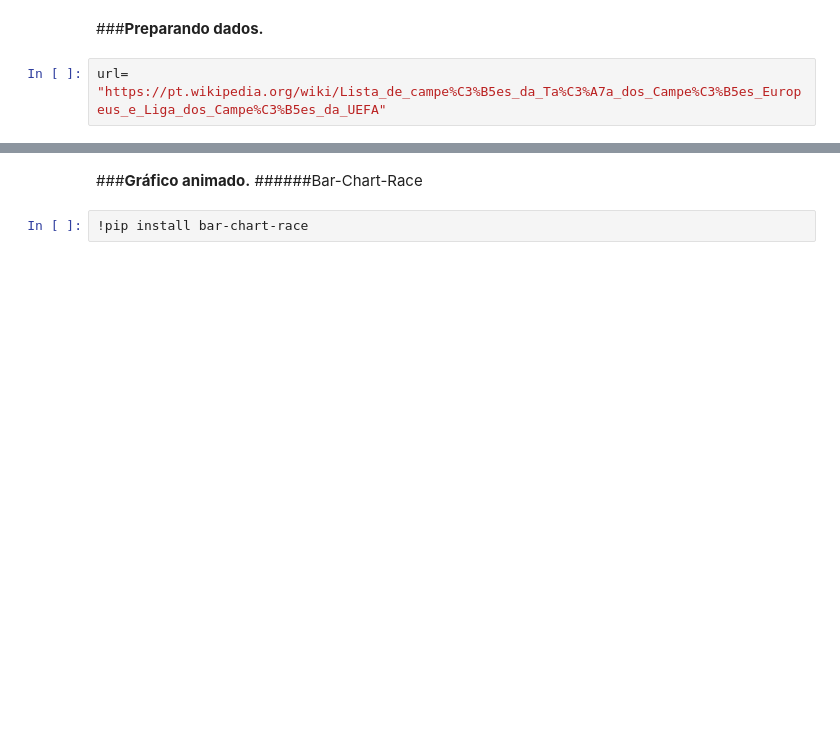
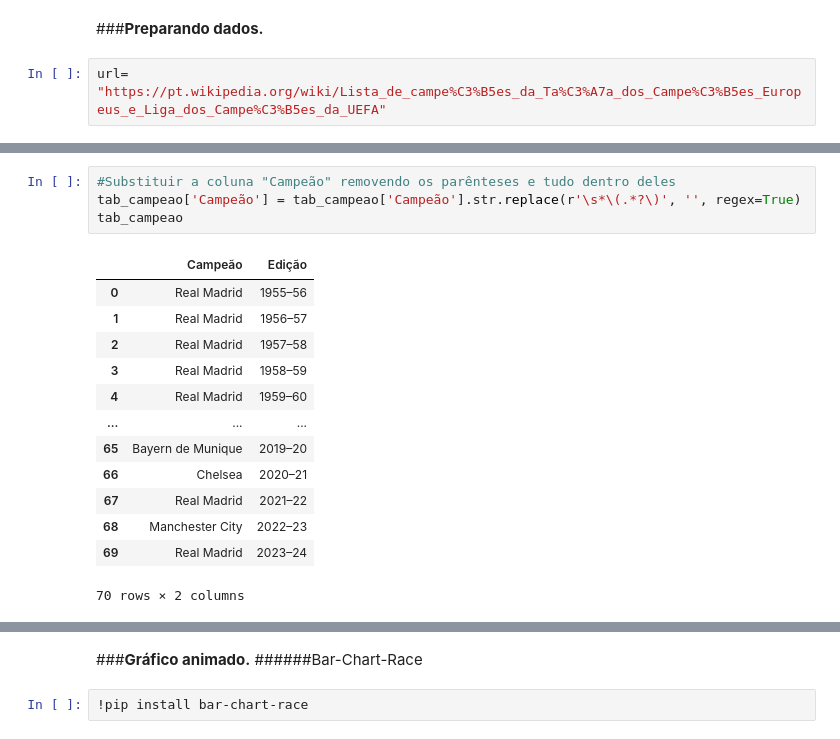
Before and after one commit to JulioCSR/Aprendendo, a Jupyter notebook: bar_chart_race_liga_dos_campeoes.ipynb, the cells around one changed output, grey strips where cells are left out. Cells and saved outputs as stored; diff of their text form; blank space fills up the shorter version.

```diff
--- a/bar_chart_race_liga_dos_campeoes.ipynb
+++ b/bar_chart_race_liga_dos_campeoes.ipynb
@@ -73,3 +73,21 @@ tab_campeao
+# %%
+#Substituir a coluna "Campeão" removendo os parênteses e tudo dentro deles
+tab_campeao['Campeão'] = tab_campeao['Campeão'].str.replace(r'\s*\(.*?\)', '', regex=True)
+tab_campeao
+# %% [output]
+|  | Campeão | Edição |
+| 0 | Real Madrid | 1955–56 |
+| 1 | Real Madrid | 1956–57 |
+| 2 | Real Madrid | 1957–58 |
+| 3 | Real Madrid | 1958–59 |
+| 4 | Real Madrid | 1959–60 |
+| ... | ... | ... |
+| 65 | Bayern de Munique | 2019–20 |
+| 66 | Chelsea | 2020–21 |
+| 67 | Real Madrid | 2021–22 |
+| 68 | Manchester City | 2022–23 |
+| 69 | Real Madrid | 2023–24 |
+70 rows × 2 columns
 # %%
 tab_campeao['Valor'] = 1
 tab_campeao
```
Also changed, not shown: parts of 8 cells of this notebook.
